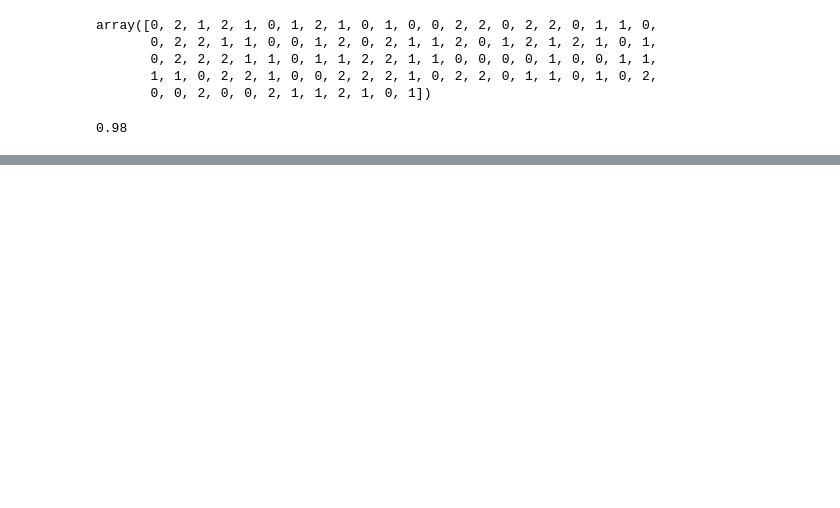
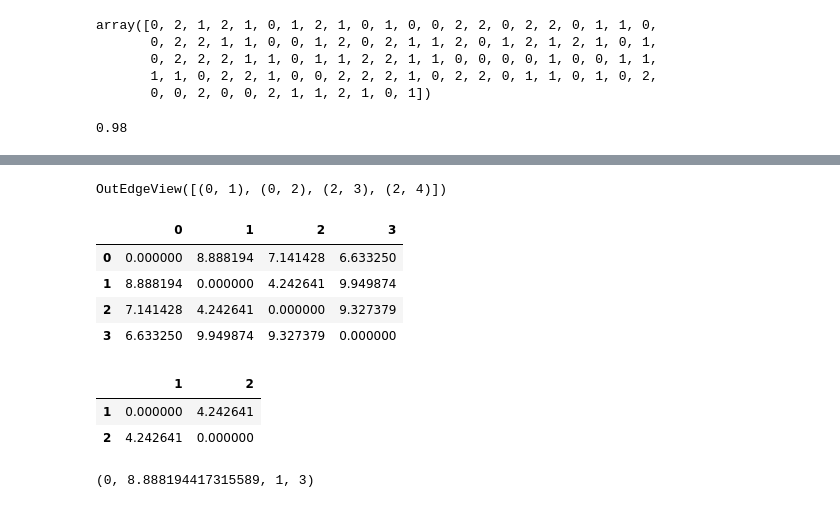
Before and after one commit to uscxiaoyu/MachineLearningCourse, a Jupyter notebook: ipynb/2.KNN_regression.ipynb, the cells around one changed output, grey strips where cells are left out. Drawn from its saved outputs; the diff is of its cells as text; code cells hidden in the pictures; blank space fills up the shorter version.

```diff
--- a/ipynb/2.KNN_regression.ipynb
+++ b/ipynb/2.KNN_regression.ipynb
@@ -903,0 +1001,4 @@ np.sum(pred_y==y_valid) / y_valid.size
+# %%
+ball_tree.edges()
+# %% [output]
+OutEdgeView([(0, 1), (0, 2), (2, 3), (2, 4)])
@@ -903,0 +1010,8 @@ np.sum(pred_y==y_valid) / y_valid.size
+# %%
+d_s
+# %% [output]
+|  | 0 | 1 | 2 | 3 |
+| 0 | 0.000000 | 8.888194 | 7.141428 | 6.633250 |
+| 1 | 8.888194 | 0.000000 | 4.242641 | 9.949874 |
+| 2 | 7.141428 | 4.242641 | 0.000000 | 9.327379 |
+| 3 | 6.633250 | 9.949874 | 9.327379 | 0.000000 |
@@ -903,0 +1020,10 @@ np.sum(pred_y==y_valid) / y_valid.size
+# %%
+d_s[idx].loc[idx]
+# %% [output]
+|  | 1 | 2 |
+| 1 | 0.000000 | 4.242641 |
+| 2 | 4.242641 | 0.000000 |
+# %%
+center, radius, x0, x1
+# %% [output]
+(0, 8.888194417315589, 1, 3)
```
Also changed, not shown: parts of 16 cells of this notebook.
